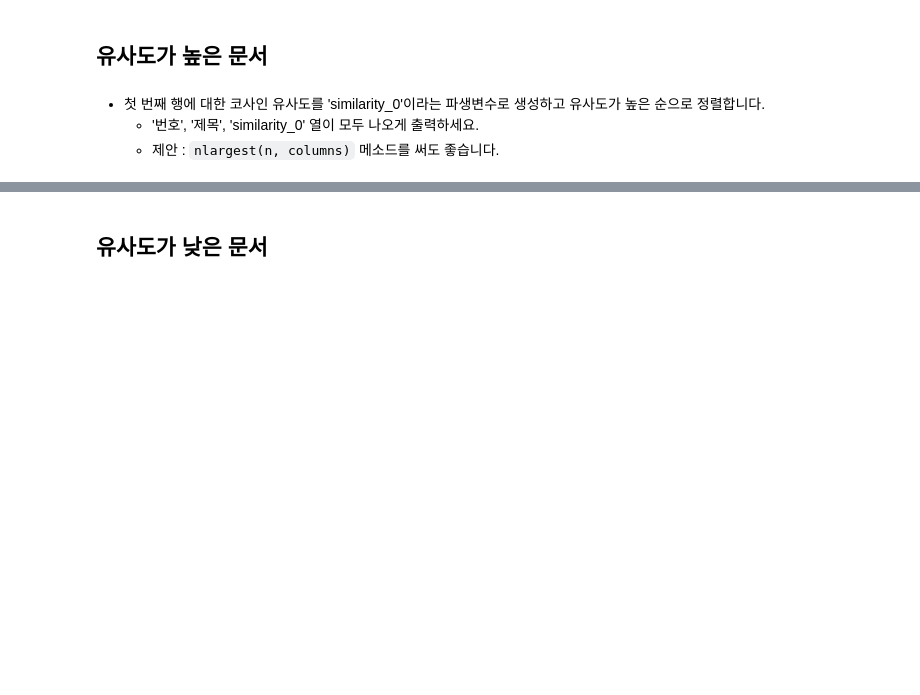
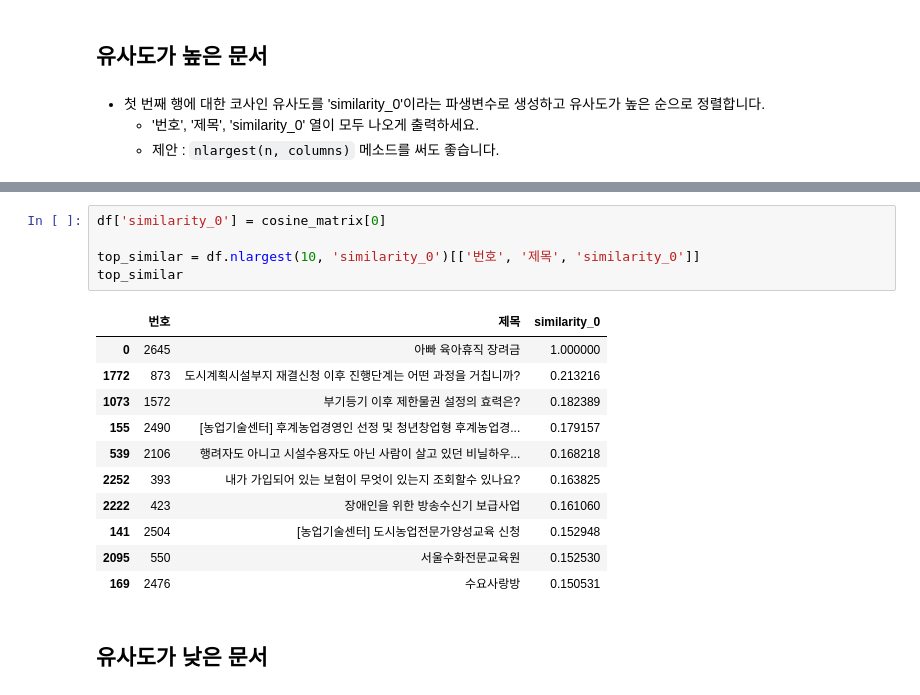
Before and after one commit to miso-20/ESSA, a Jupyter notebook: OB_1002_텍스트분석_exercises.ipynb, the cells around one changed output, grey strips where cells are left out. Cells and saved outputs as stored; diff of their text form; blank space fills up the shorter version.

```diff
--- a/OB_1002_텍스트분석_exercises.ipynb
+++ b/OB_1002_텍스트분석_exercises.ipynb
@@ -181,3 +184,20 @@ sns.heatmap(cosine_matrix[:100, :100], cmap="gray_r")
+# %%
+df['similarity_0'] = cosine_matrix[0]
+
+top_similar = df.nlargest(10, 'similarity_0')[['번호', '제목', 'similarity_0']]
+top_similar
+# %% [output]
+|  | 번호 | 제목 | similarity_0 |
+| 0 | 2645 | 아빠 육아휴직 장려금 | 1.000000 |
+| 1772 | 873 | 도시계획시설부지 재결신청 이후 진행단계는 어떤 과정을 거칩니까? | 0.213216 |
+| 1073 | 1572 | 부기등기 이후 제한물권 설정의 효력은? | 0.182389 |
+| 155 | 2490 | [농업기술센터] 후계농업경영인 선정 및 청년창업형 후계농업경... | 0.179157 |
+| 539 | 2106 | 행려자도 아니고 시설수용자도 아닌 사람이 살고 있던 비닐하우... | 0.168218 |
+| 2252 | 393 | 내가 가입되어 있는 보험이 무엇이 있는지 조회할수 있나요? | 0.163825 |
+| 2222 | 423 | 장애인을 위한 방송수신기 보급사업 | 0.161060 |
+| 141 | 2504 | [농업기술센터] 도시농업전문가양성교육 신청 | 0.152948 |
+| 2095 | 550 | 서울수화전문교육원 | 0.152530 |
+| 169 | 2476 | 수요사랑방 | 0.150531 |
 # %% [markdown]
 ## 유사도가 낮은 문서
 # %% [markdown]
```
Also changed, not shown: parts of 17 cells of this notebook.
